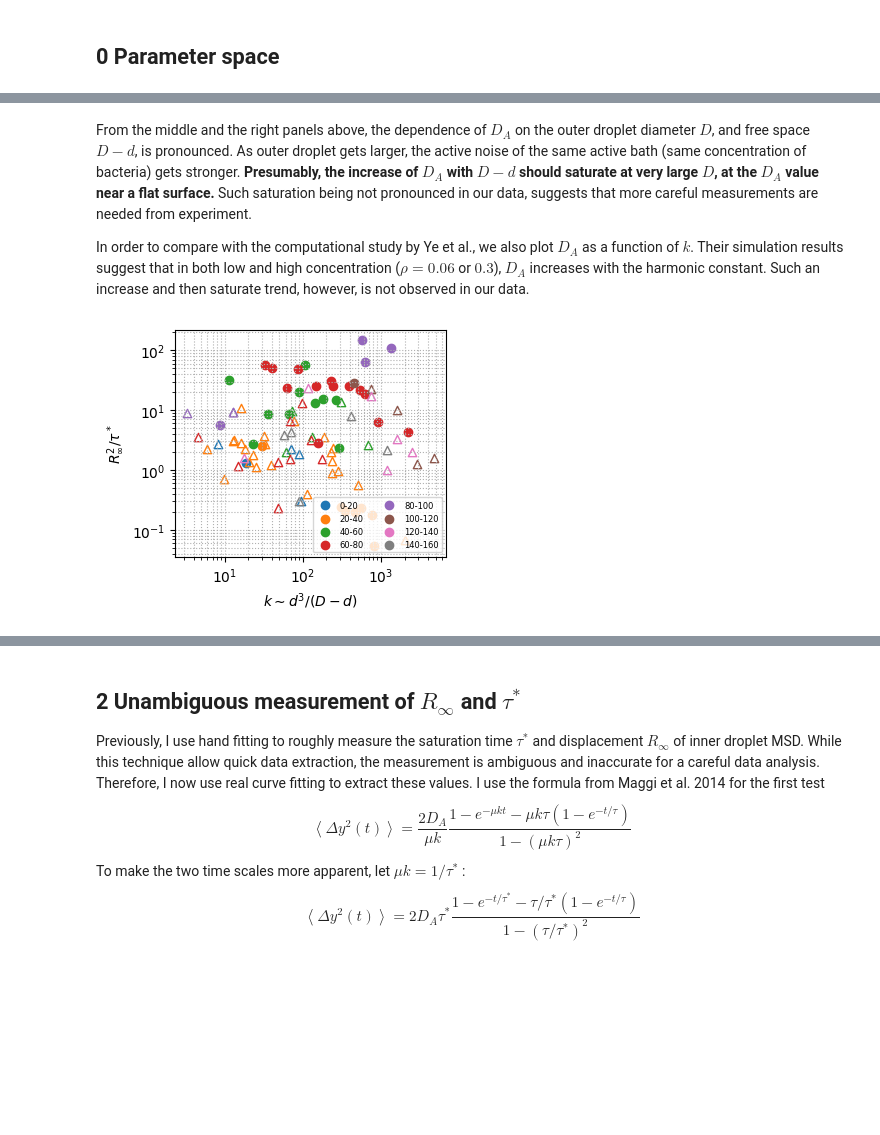
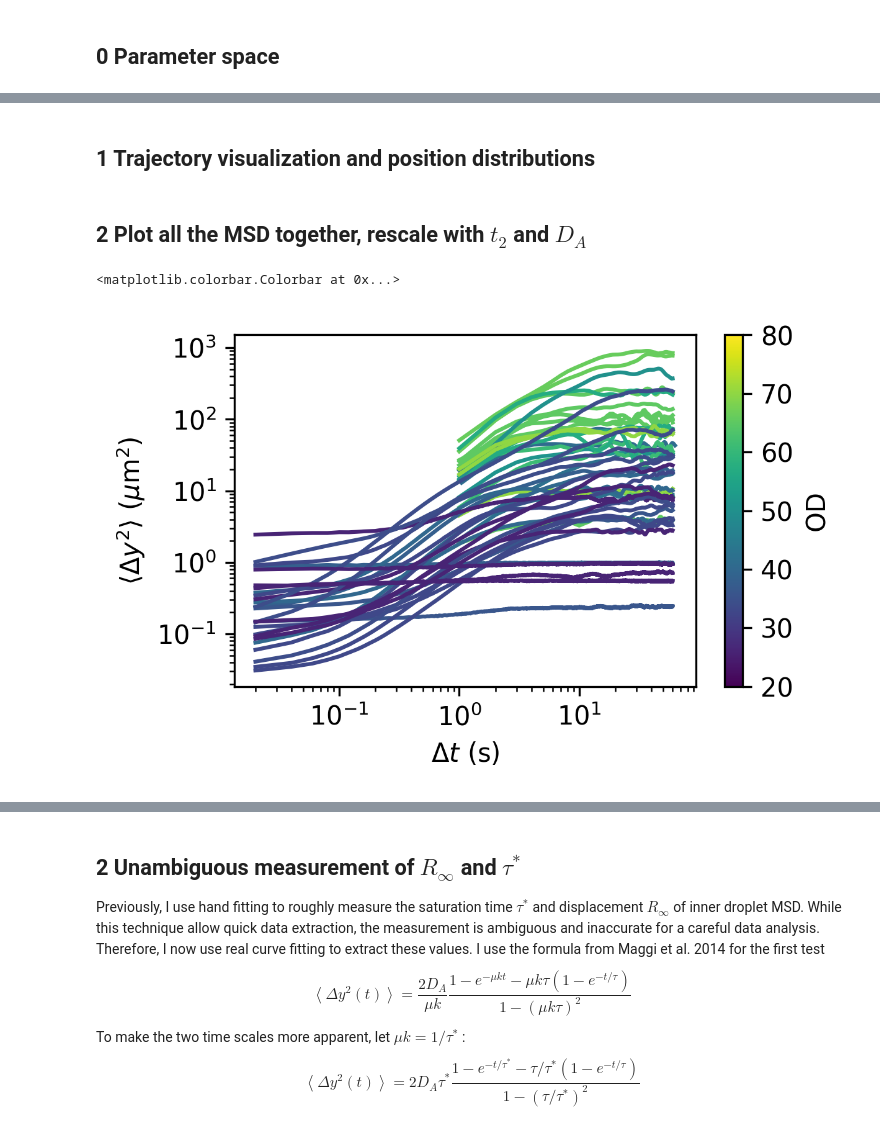
Before and after one commit to ZLoverty/DE, a Jupyter notebook: Code/DE data analysis.ipynb, the cells around one changed output, grey strips where cells are left out. Cells and saved outputs as stored; diff of their text form; code cells hidden in the pictures; blank space fills up the shorter version.

```diff
--- a/Code/DE data analysis.ipynb
+++ b/Code/DE data analysis.ipynb
@@ -108,2 +39,0 @@ ax1.set_ylim([0, log1.Rinfy.max()**0.5*1.05])
-# %%
-log1 = log.loc[(log.Comment!="Chile")&(log.OD>=60)&(log.OD<=80)&(log.D>=170)&(log.D<=220)]
@@ -141,2 +39,0 @@ ax1.set_ylim([0, log1.Rinfy.max()**0.5*1.05])
-# %%
-log1 = log.loc[(log.Comment!="Chile")&(log.OD>=40)&(log.OD<=60)&(log.D>=80)&(log.D<=120)]
@@ -174,2 +39,0 @@ ax1.set_ylim([0, log1.Rinfy.max()**0.5*1.05])
-# %%
-log1 = log.loc[(log.Comment!="Chile")&(log.OD>=20)&(log.OD<=40)&(log.D>=60)&(log.D<=100)]
@@ -274,8 +40,4 @@ dd.Rinf2_over_tau(x="D-d", ax=ax[2])
-# %% [markdown]
-From the middle and the right panels above, the dependence of $D_A$ on the outer droplet diameter $D$, and free space $D-d$, is pronounced. As outer droplet gets larger, the active noise of the same active bath (same concentration of bacteria) gets stronger. **Presumably, the increase of $D_A$ with $D-d$ should saturate at very large $D$, at the $D_A$ value near a flat surface.** Such saturation being not pronounced in our data, suggests that more careful measurements are needed from experiment.
-
-In order to compare with the computational study by Ye et al., we also plot $D_A$ as a function of $k$. Their simulation results suggest that in both low and high concentration ($\rho=0.06$ or $0.3$), $D_A$ increases with the harmonic constant. Such an increase and then saturate trend, however, is not observed in our data.
-# %%
-dd.Rinf2_over_tau(x="d^3/(D-d)", xlabel="k\sim d^3/(D-d)")
-# %% [output]
-[figure, removed]
+# %% [markdown]
+## 1 Trajectory visualization and position distributions
+# %% [markdown]
+## 2 Plot all the MSD together, rescale with $t_2$ and $D_A$
@@ -281,0 +49,10 @@ dd.Rinf2_over_tau(x="d^3/(D-d)", xlabel="k\sim d^3/(D-d)")
+# %%
+# load all the trajectories and compute corresponding MSDs
+traj_list, msd_list = {}, {}
+for num, i in log1.iterrows():
+    nDE = int(i["DE#"])
+    traj_list[nDE] = pd.read_csv(r"..\Data\traj\{:02d}.csv".format(nDE)).fillna(method="ffill").fillna(method="bfill")
+    msd_list[nDE] = tp.msd(traj_list[nDE], mpp=i.MPP, fps=i.FPS, max_lagtime=3000).dropna()
+# %% [output]
+<matplotlib.colorbar.Colorbar at 0x...>
+[figure, added]
```
Also changed, not shown: parts of 58 cells of this notebook, 32 other files.
